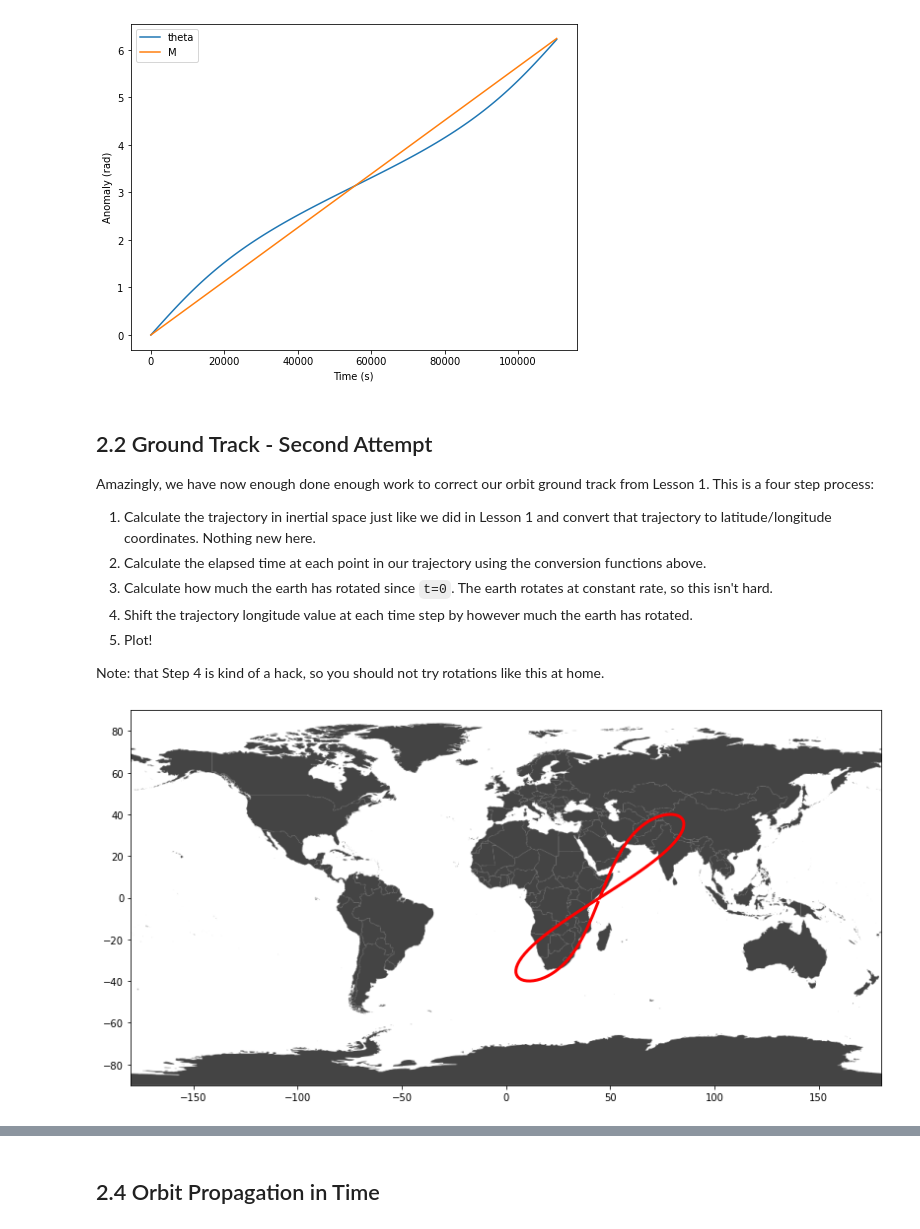
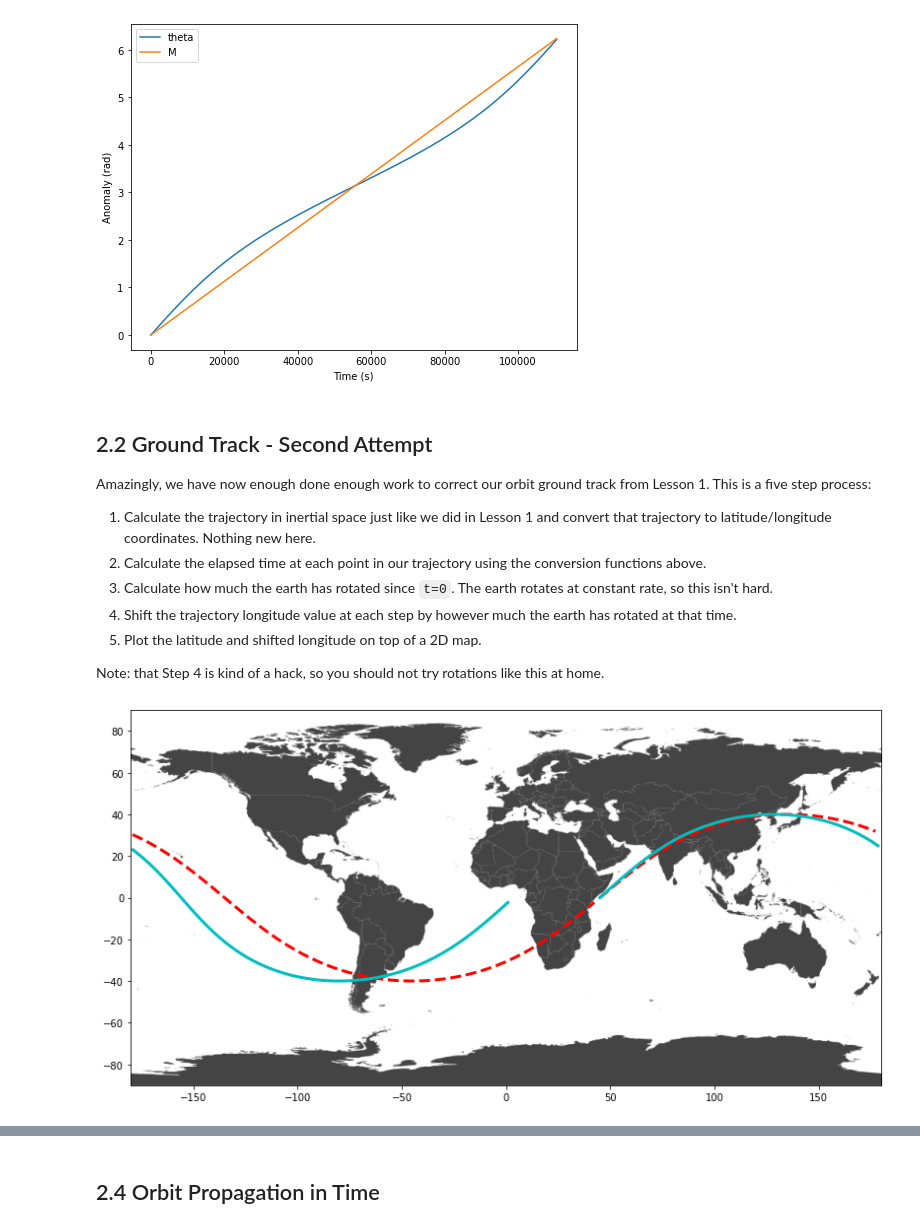
Before and after one commit to pdav5883/orbit-learning, a Jupyter notebook: L2_OrbitTime.ipynb, the cells around one changed output, grey strips where cells are left out. Saved outputs shown, nothing was run; the diff lists cells and outputs as text; code cells hidden in the pictures.

```diff
--- a/L2_OrbitTime.ipynb
+++ b/L2_OrbitTime.ipynb
@@ -130,52 +130,55 @@ plt.show()
 [figure]
 # %% [markdown]
 ## 2.2 Ground Track - Second Attempt
-Amazingly, we have now enough done enough work to correct our orbit ground track from Lesson 1. This is a four step process:
+Amazingly, we have now enough done enough work to correct our orbit ground track from Lesson 1. This is a five step process:
 
 1. Calculate the trajectory in inertial space just like we did in Lesson 1 and convert that trajectory to latitude/longitude coordinates. Nothing new here.
 2. Calculate the elapsed time at each point in our trajectory using the conversion functions above.
 3. Calculate how much the earth has rotated since `t=0`. The earth rotates at constant rate, so this isn't hard.
-4. Shift the trajectory longitude value at each time step by however much the earth has rotated.
-5. Plot!
+4. Shift the trajectory longitude value at each step by however much the earth has rotated at that time.
+5. Plot the latitude and shifted longitude on top of a 2D map.
 
 Note: that Step 4 is kind of a hack, so you should not try rotations like this at home.
 # %%
 # variables you can change
-a = 42166000
+a = 10000000
 e = 0.3
 i = 40 * DEGREE_TO_RADIAN
 raan = 45 * DEGREE_TO_RADIAN
 argp = 0 * DEGREE_TO_RADIAN
 N = 101 # number of theta values to plot
 
 # these are empty lists that we will append data to in the loop below
 lat_list = []
-lon_list = []
+lon_list_original = []
+lon_list_corrected = []
 
 # the for loop steps through each value of theta
 for j in range(N):
     theta = j * 2 * math.pi / N
 
     # step 1 - calculate x,y,z in inertial then lat/lon
     x, y, z, vx, vy, vz = utils.convert_kepler_to_cartesian(a, e, i, raan, argp, theta)
     lat, lon, alt = utils.convert_cartesian_to_lla(x, y, z)
 
     # step 2 - calculate elapsed time since start
     t = true_anom_to_time(theta, a, e)
 
     # step 3 - calculate earth rotation angle
-    delta_lon = t * EARTH_ROTATION_RATE
+    earth_rotation = t * EARTH_ROTATION_RATE
 
     # step 4 - modify longitude by earth rotation angle
-    lon = lon + delta_lon
+    lon_corrected = lon + earth_rotation
 
-    # make sure longitude falls in -pi,pi interval (i.e. -180, 180 deg)
-    lon = (lon + math.pi) % (2 * math.pi) - math.pi
+    # make sure corrected longitude falls in -pi,pi interval (i.e. -180, 180 deg)
+    lon_corrected = (lon_corrected + math.pi) % (2 * math.pi) - math.pi
 
     lat_list.append(lat)
-    lon_list.append(lon)
+    lon_list_original.append(lon)
+    lon_list_corrected.append(lon_corrected)
 
 # step 5 - plot
-ax = utils.add_latlon_trajectory(lat_list, lon_list)
+ax = utils.add_latlon_trajectory(lat_list, lon_list_original, color="r--")
+ax = utils.add_latlon_trajectory(lat_list, lon_list_corrected, ax=ax, color="c")
 # %% [output]
-[figure, old version]
+[figure, new version]
```
Also changed, not shown: parts of 10 cells of this notebook, 2 other files.
